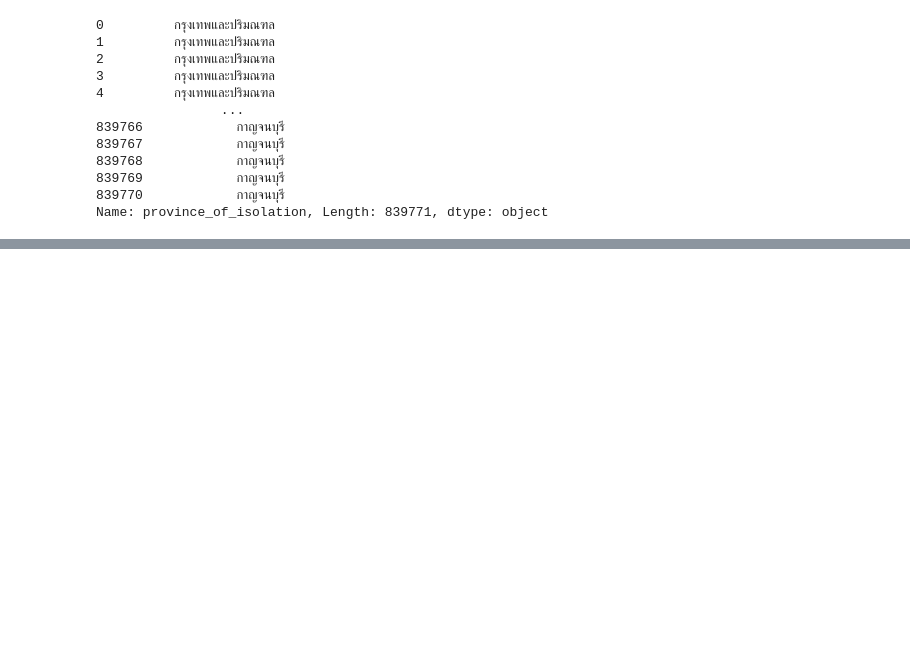
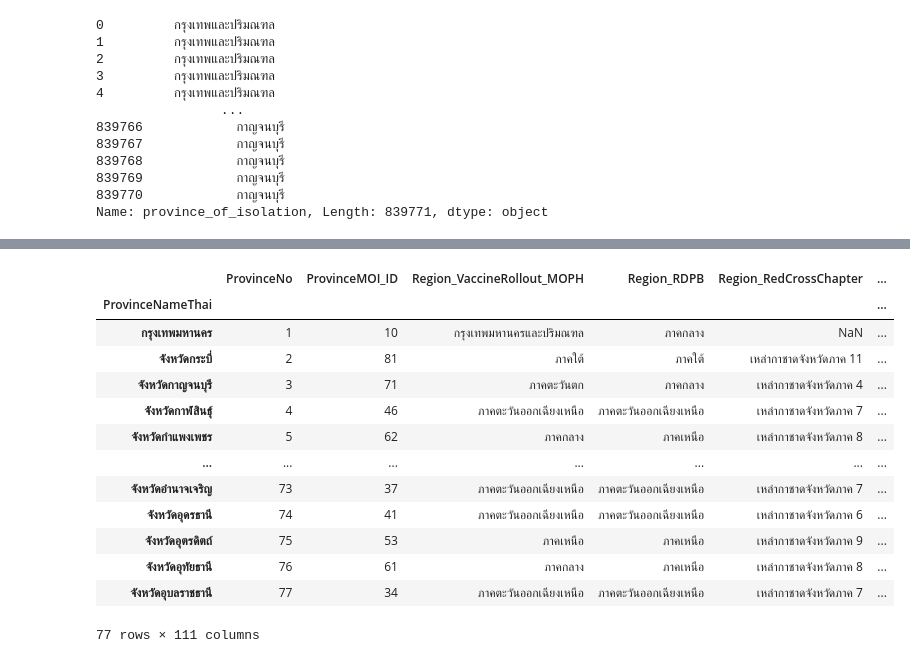
Before and after one commit to Septkung/Python-Pandas-Learning, a Jupyter notebook: Play_with_Data_VI.ipynb, the cells around one changed output, grey strips where cells are left out. Drawn from its saved outputs; the diff is of its cells as text; code cells hidden in the pictures; blank space fills up the shorter version.

```diff
--- a/Play_with_Data_VI.ipynb
+++ b/Play_with_Data_VI.ipynb
@@ -233,0 +331,17 @@ df.grou
+# %%
+region_df.set_index('ProvinceNameThai')
+# %% [output]
+|  | ProvinceNo | ProvinceMOI_ID | Region_VaccineRollout_MOPH | Region_RDPB | Region_RedCrossChapter | ... |
+| ProvinceNameThai |  |  |  |  |  | ... |
+| กรุงเทพมหานคร | 1 | 10 | กรุงเทพมหานครและปริมณฑล | ภาคกลาง | NaN | ... |
+| จังหวัดกระบี่ | 2 | 81 | ภาคใต้ | ภาคใต้ | เหล่ากาชาดจังหวัดภาค 11 | ... |
+| จังหวัดกาญจนบุรี | 3 | 71 | ภาคตะวันตก | ภาคกลาง | เหล่ากาชาดจังหวัดภาค 4 | ... |
+| จังหวัดกาฬสินธุ์ | 4 | 46 | ภาคตะวันออกเฉียงเหนือ | ภาคตะวันออกเฉียงเหนือ | เหล่ากาชาดจังหวัดภาค 7 | ... |
+| จังหวัดกำแพงเพชร | 5 | 62 | ภาคกลาง | ภาคเหนือ | เหล่ากาชาดจังหวัดภาค 8 | ... |
+| ... | ... | ... | ... | ... | ... | ... |
+| จังหวัดอำนาจเจริญ | 73 | 37 | ภาคตะวันออกเฉียงเหนือ | ภาคตะวันออกเฉียงเหนือ | เหล่ากาชาดจังหวัดภาค 7 | ... |
+| จังหวัดอุดรธานี | 74 | 41 | ภาคตะวันออกเฉียงเหนือ | ภาคตะวันออกเฉียงเหนือ | เหล่ากาชาดจังหวัดภาค 6 | ... |
+| จังหวัดอุตรดิตถ์ | 75 | 53 | ภาคเหนือ | ภาคเหนือ | เหล่ากาชาดจังหวัดภาค 9 | ... |
+| จังหวัดอุทัยธานี | 76 | 61 | ภาคกลาง | ภาคเหนือ | เหล่ากาชาดจังหวัดภาค 8 | ... |
+| จังหวัดอุบลราชธานี | 77 | 34 | ภาคตะวันออกเฉียงเหนือ | ภาคตะวันออกเฉียงเหนือ | เหล่ากาชาดจังหวัดภาค 7 | ... |
+77 rows × 111 columns
```
Also changed, not shown: parts of 20 cells of this notebook, 1 other file.
